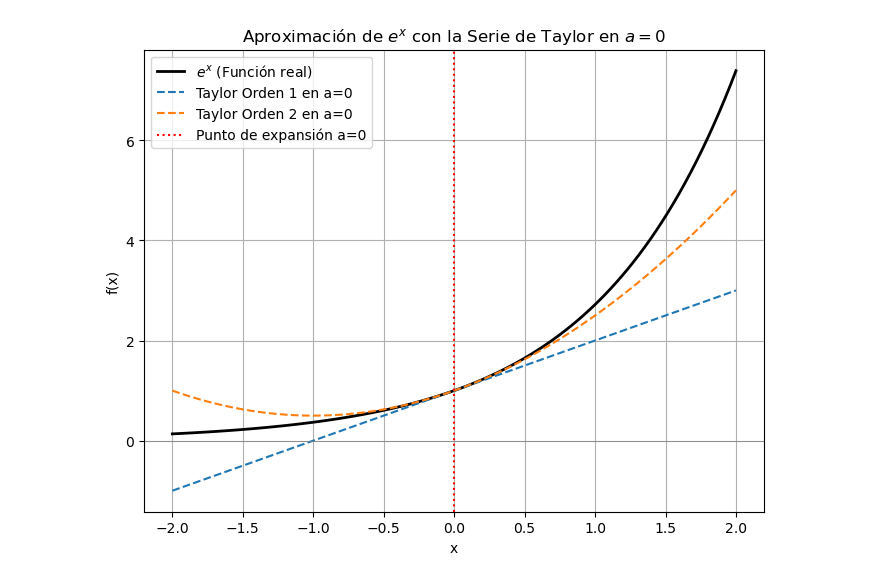
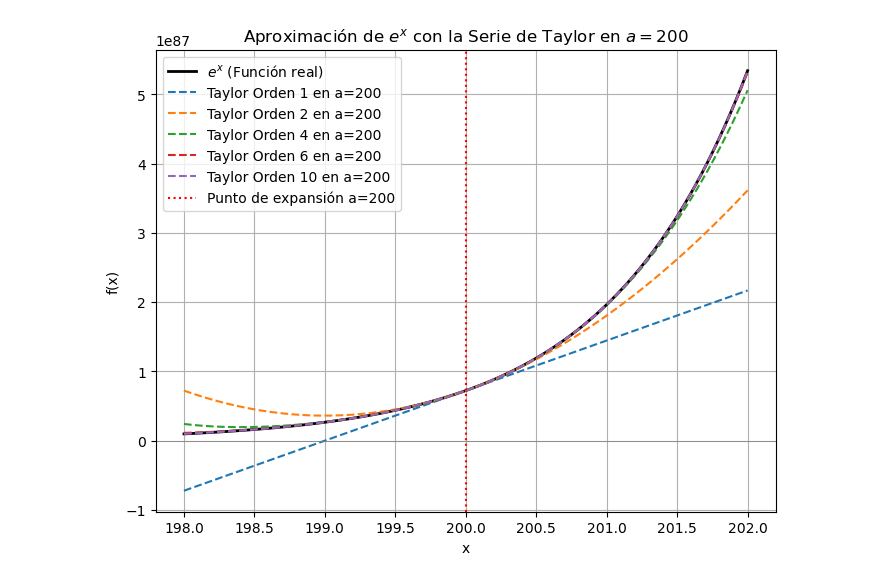
Before and after one commit to Aguiario/RANDOM, a Jupyter notebook: Class_Examples/Taylor.ipynb, the cells around one changed output. Saved outputs shown, nothing was run; the diff lists cells and outputs as text; code cells hidden in the pictures.

```diff
--- a/Class_Examples/Taylor.ipynb
+++ b/Class_Examples/Taylor.ipynb
@@ -12,34 +12,34 @@ def taylor_expansion(x, a, n):
     return sum([(f(a) * (x - a)**i) / math.factorial(i) for i in range(n+1)])
 
 # Punto de expansión
-a = 0  # Puedes cambiar este valor
+a = 200  # Puedes cambiar este valor
 
 # Rango de valores para graficar alrededor de a
 x = np.linspace(a - 2, a + 2, 100)
 y_real = f(x)
 
 # Niveles de aproximación a visualizar
-#orders = [1, 2, 4, 6, 10]
-orders = [1, 2]
+orders = [1, 2, 4, 6, 10]
+#orders = []
 
 plt.figure(figsize=(8, 6))
 
 # Graficar la función original
 plt.plot(x, y_real, label=r'$e^x$ (Función real)', linewidth=2, color='black')
 
 # Graficar aproximaciones de Taylor de distintos órdenes
 for n in orders:
     y_taylor = np.array([taylor_expansion(xi, a, n) for xi in x])
     plt.plot(x, y_taylor, linestyle='dashed', label=f'Taylor Orden {n} en a={a}')
 
 # Configuración del gráfico
 plt.axhline(y=0, color='gray', linewidth=0.5)
 plt.axvline(x=a, color='red', linestyle='dotted', label=f'Punto de expansión a={a}')
 plt.legend()
 plt.title(f"Aproximación de $e^x$ con la Serie de Taylor en $a={a}$")
 plt.xlabel("x")
 plt.ylabel("f(x)")
 plt.grid(True)
 plt.show()
 # %% [output]
-[figure, old version]
+[figure, new version]
```
